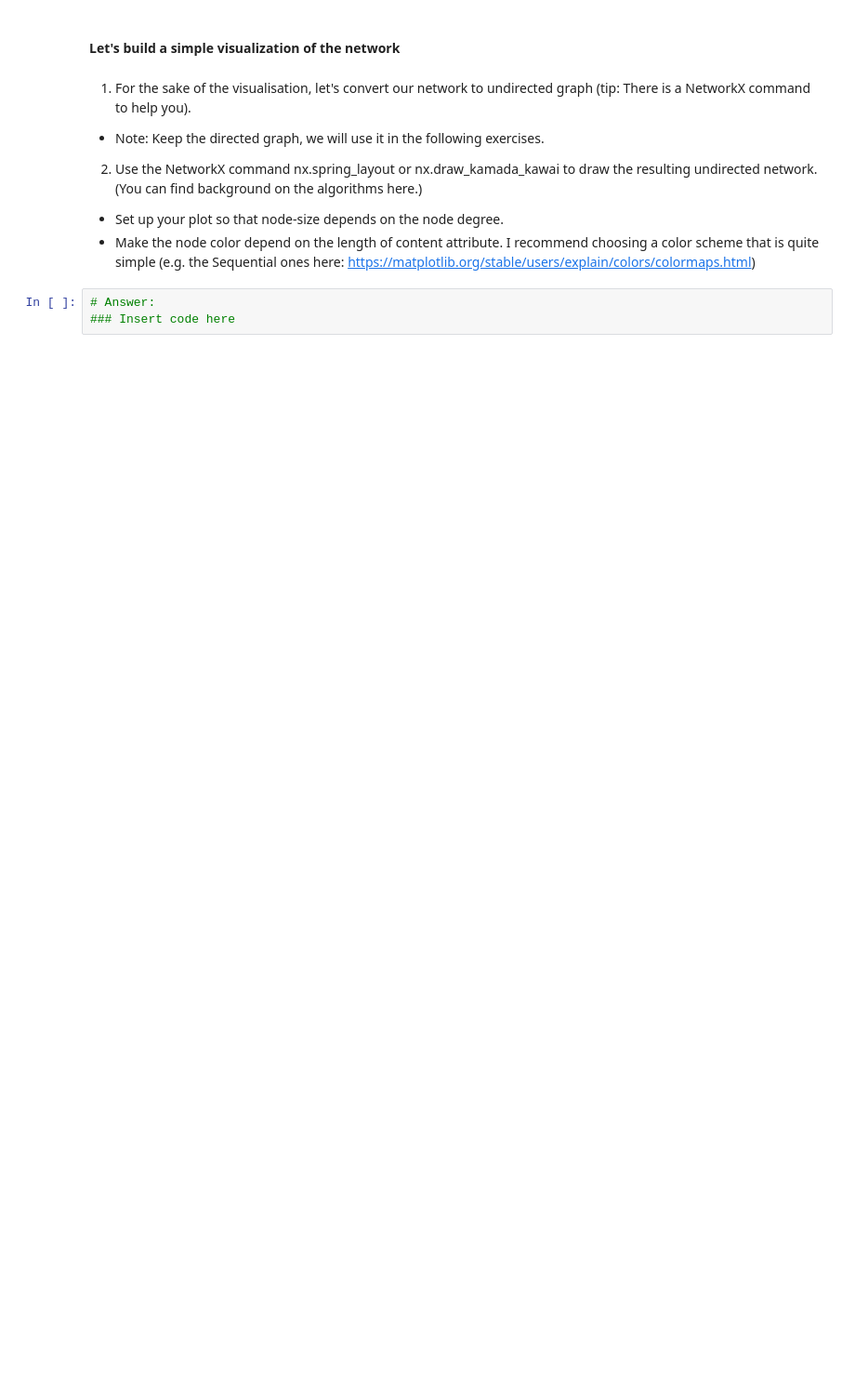
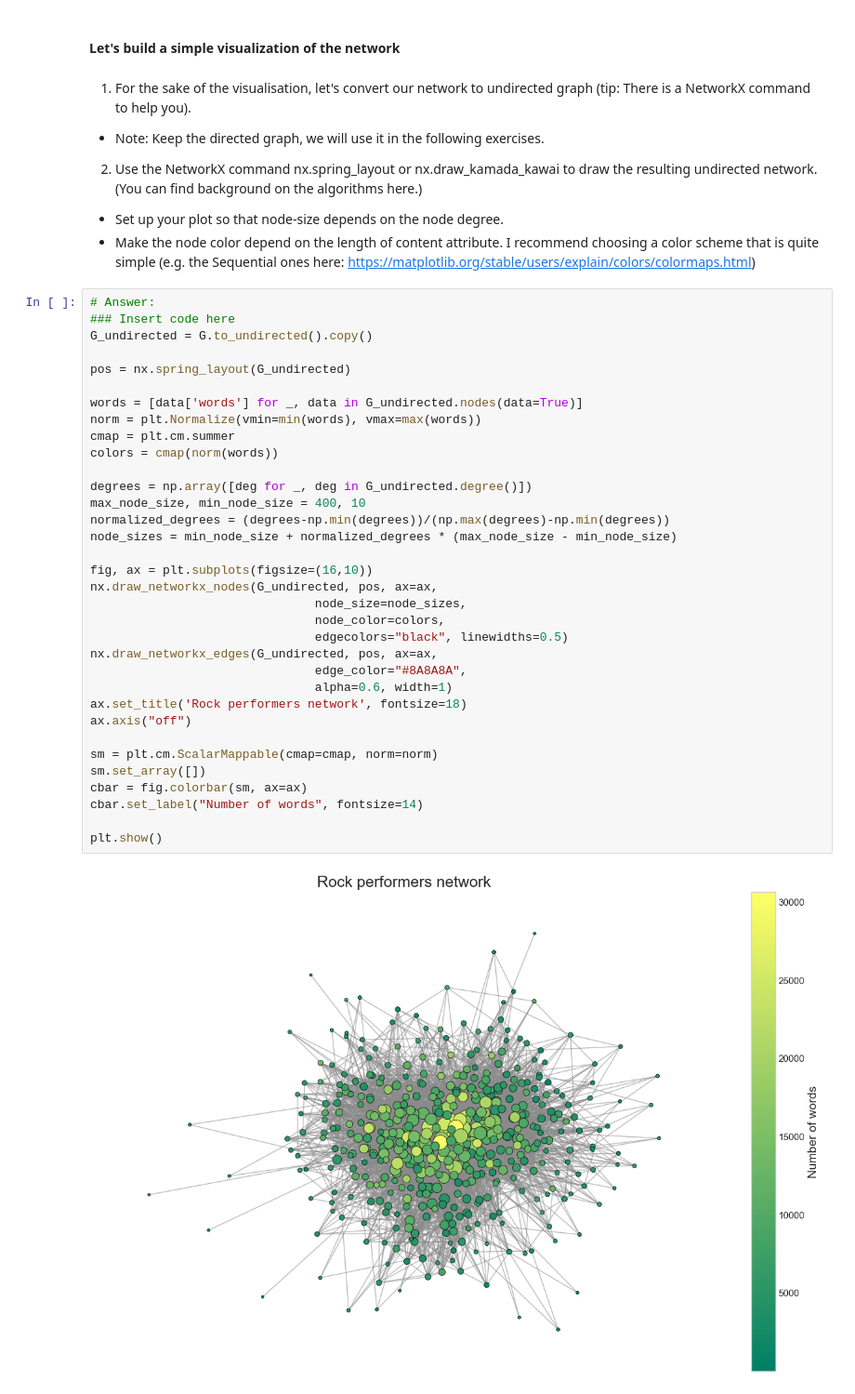
Before and after one commit to sorenstange/02805_Social_graphs_and_interactions, a Jupyter notebook: Assignment_1.ipynb, the cells around one changed output. Shown at 93% size. Drawn from its saved outputs; the diff is of its cells as text; blank space fills up the shorter version.

```diff
--- a/Assignment_1.ipynb
+++ b/Assignment_1.ipynb
@@ -338,3 +346,36 @@ Top 10 pages with longest wiki entries:
 # %%
 # Answer:
 ### Insert code here
+G_undirected = G.to_undirected().copy()
+
+pos = nx.spring_layout(G_undirected)
+
+words = [data['words'] for _, data in G_undirected.nodes(data=True)]
+norm = plt.Normalize(vmin=min(words), vmax=max(words))
+cmap = plt.cm.summer
+colors = cmap(norm(words))
+
+degrees = np.array([deg for _, deg in G_undirected.degree()])
+max_node_size, min_node_size = 400, 10
+normalized_degrees = (degrees-np.min(degrees))/(np.max(degrees)-np.min(degrees))
+node_sizes = min_node_size + normalized_degrees * (max_node_size - min_node_size)
+
+fig, ax = plt.subplots(figsize=(16,10))
+nx.draw_networkx_nodes(G_undirected, pos, ax=ax,
+                               node_size=node_sizes,
+                               node_color=colors,
+                               edgecolors="black", linewidths=0.5)
+nx.draw_networkx_edges(G_undirected, pos, ax=ax,
+                               edge_color="#8A8A8A",
+                               alpha=0.6, width=1)
+ax.set_title('Rock performers network', fontsize=18)
+ax.axis("off")
+
+sm = plt.cm.ScalarMappable(cmap=cmap, norm=norm)
+sm.set_array([])
+cbar = fig.colorbar(sm, ax=ax)
+cbar.set_label("Number of words", fontsize=14)
+
+plt.show()
+# %% [output]
+[figure, added]
```
Also changed, not shown: parts of 8 cells of this notebook.
